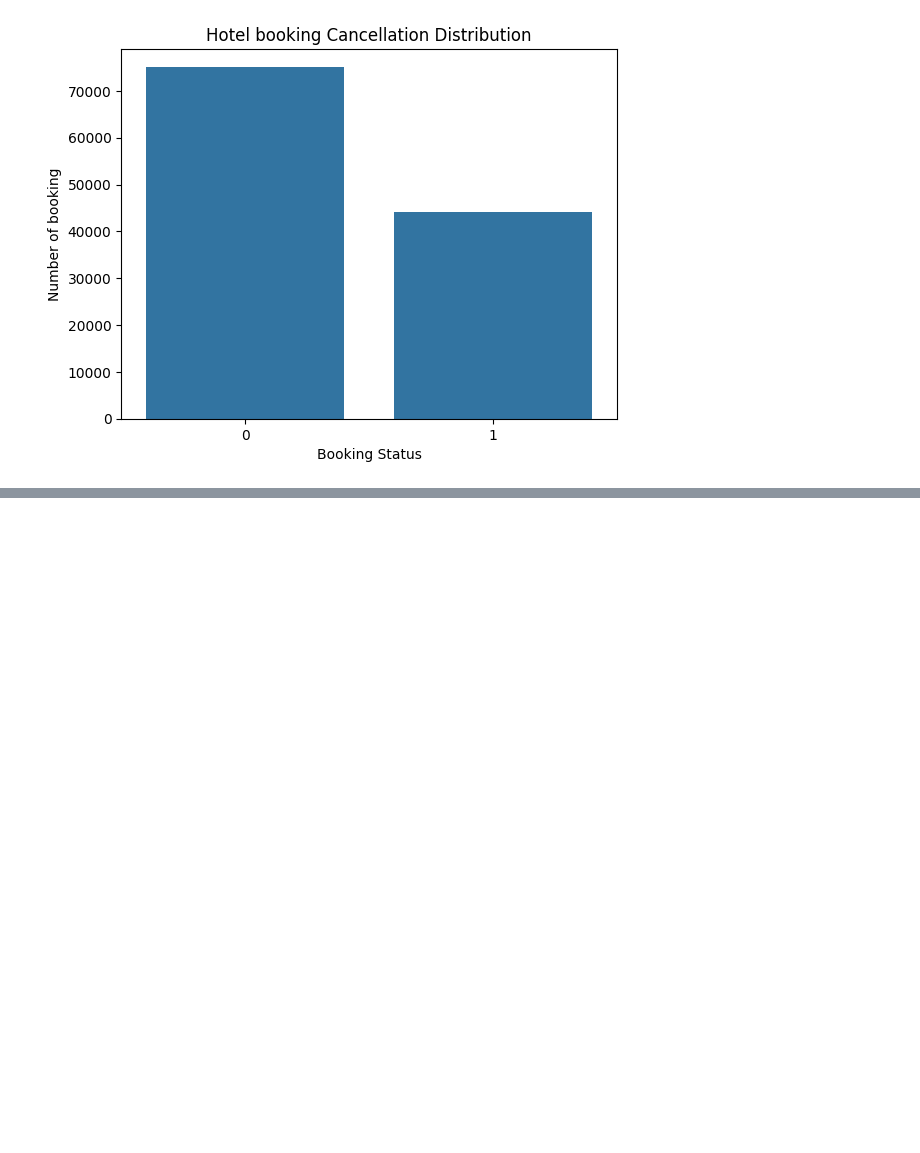
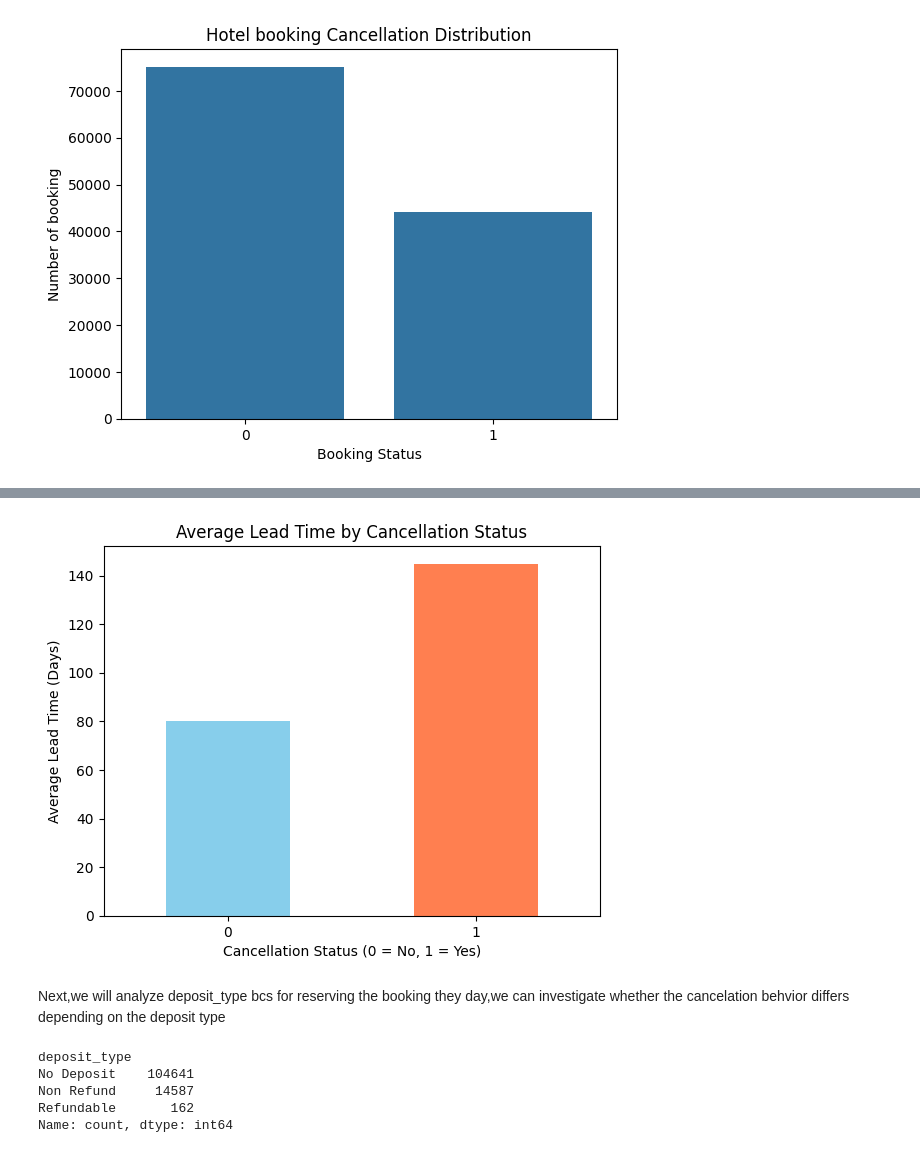
Before and after one commit to Hamnamohdraffi/Hotel_Booking_ML_Project, a Jupyter notebook: notebooks/01_eda.ipynb, the cells around one changed output, grey strips where cells are left out. Saved outputs shown, nothing was run; the diff lists cells and outputs as text; code cells hidden in the pictures; blank space fills up the shorter version.

```diff
--- a/notebooks/01_eda.ipynb
+++ b/notebooks/01_eda.ipynb
@@ -125,0 +194,24 @@ plt.show()
+# %%
+avg_lead_time = df.groupby('is_canceled')['lead_time'].mean()
+
+avg_lead_time.plot(kind='bar', color=['skyblue', 'coral'])
+
+plt.title('Average Lead Time by Cancellation Status')
+plt.xlabel('Cancellation Status (0 = No, 1 = Yes)')
+plt.ylabel('Average Lead Time (Days)')
+plt.xticks(rotation=0)
+plt.show()
+
+#leadtime connected with cancellation status
+# %% [output]
+[figure, added]
+# %% [markdown]
+Next,we will analyze deposit_type bcs for reserving the booking they day,we can investigate whether the cancelation behvior differs depending on the deposit type
+# %%
+df['deposit_type'].value_counts()
+# %% [output]
+deposit_type
+No Deposit    104641
+Non Refund     14587
+Refundable       162
+Name: count, dtype: int64
```
Also changed, not shown: parts of 26 cells of this notebook.
